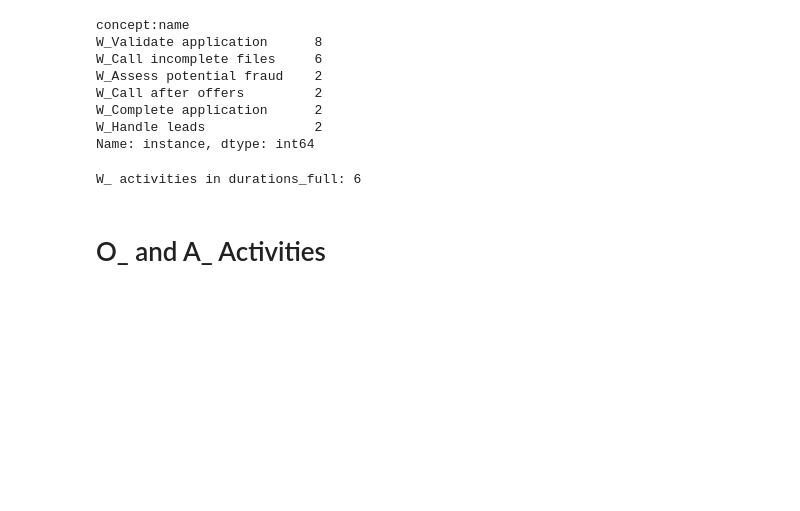
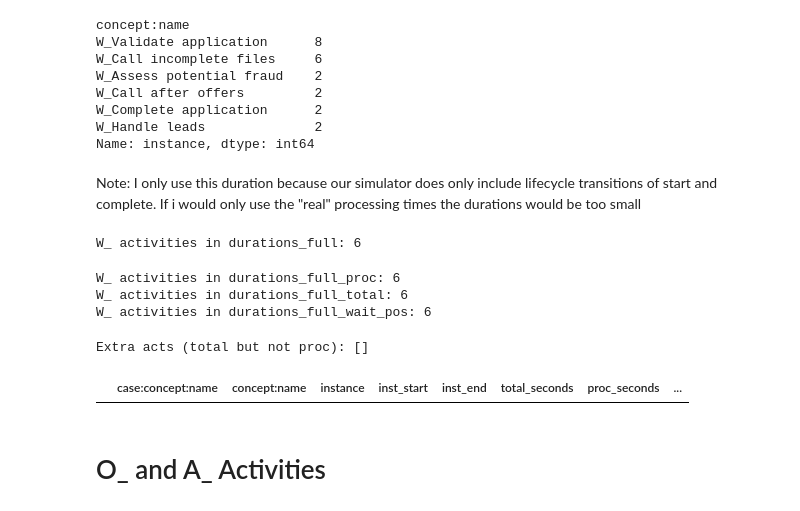
Before and after one commit to mbrieg/bppso-groupwork, a Jupyter notebook: processing_times/Processing_Times.ipynb, the cells around one changed output. Cells and saved outputs as stored; diff of their text form; code cells hidden in the pictures; blank space fills up the shorter version.

```diff
--- a/processing_times/Processing_Times.ipynb
+++ b/processing_times/Processing_Times.ipynb
@@ -158,5 +139,7 @@ W_Call after offers         2
 W_Complete application      2
 W_Handle leads              2
 Name: instance, dtype: int64
+# %% [markdown]
+Note: I only use this duration because our simulator does only include lifecycle transitions of start and complete. If i would only use the "real" processing times the durations would be too small
 # %%
 durations_full = {}
@@ -173,6 +158,35 @@ for act, g in proc_inst.groupby("concept:name"):
 print("W_ activities in durations_full:", len(durations_full))
 # %% [output]
 W_ activities in durations_full: 6
+# %%
+from processing_times.basic_analysis import build_duration_counts
+durations_full_proc = build_duration_counts(inst, value_col="proc_seconds", drop_zeros=True, round_to=1.0)
+durations_full_total = build_duration_counts(inst, value_col="total_seconds", drop_zeros=True, round_to=1.0)
+
+durations_full_wait_pos = build_duration_counts(inst, value_col="wait_seconds", drop_zeros=False, round_to=1.0)
+
+print("W_ activities in durations_full_proc:", len(durations_full_proc))
+print("W_ activities in durations_full_total:", len(durations_full_total))
+print("W_ activities in durations_full_wait_pos:", len(durations_full_wait_pos))
+# %% [output]
+W_ activities in durations_full_proc: 6
+W_ activities in durations_full_total: 6
+W_ activities in durations_full_wait_pos: 6
+# %%
+acts_total = set(durations_full_total.keys())
+acts_proc  = set(durations_full_proc.keys())
+extra_acts = sorted(list(acts_total - acts_proc))
+
+print("Extra acts (total but not proc):", extra_acts)
+# %% [output]
+Extra acts (total but not proc): []
+# %%
+cols = ["case:concept:name", "concept:name", "instance", "inst_start", "inst_end",
+        "total_seconds", "proc_seconds", "wait_seconds"]
+
+inst.loc[inst["concept:name"].isin(extra_acts), cols]
+# %% [output]
+|  | case:concept:name | concept:name | instance | inst_start | inst_end | total_seconds | proc_seconds | ... |
 # %% [markdown]
 # O_ and A_ Activities
 # %% [markdown]
```
Also changed, not shown: parts of 27 cells of this notebook, 4 other files.
